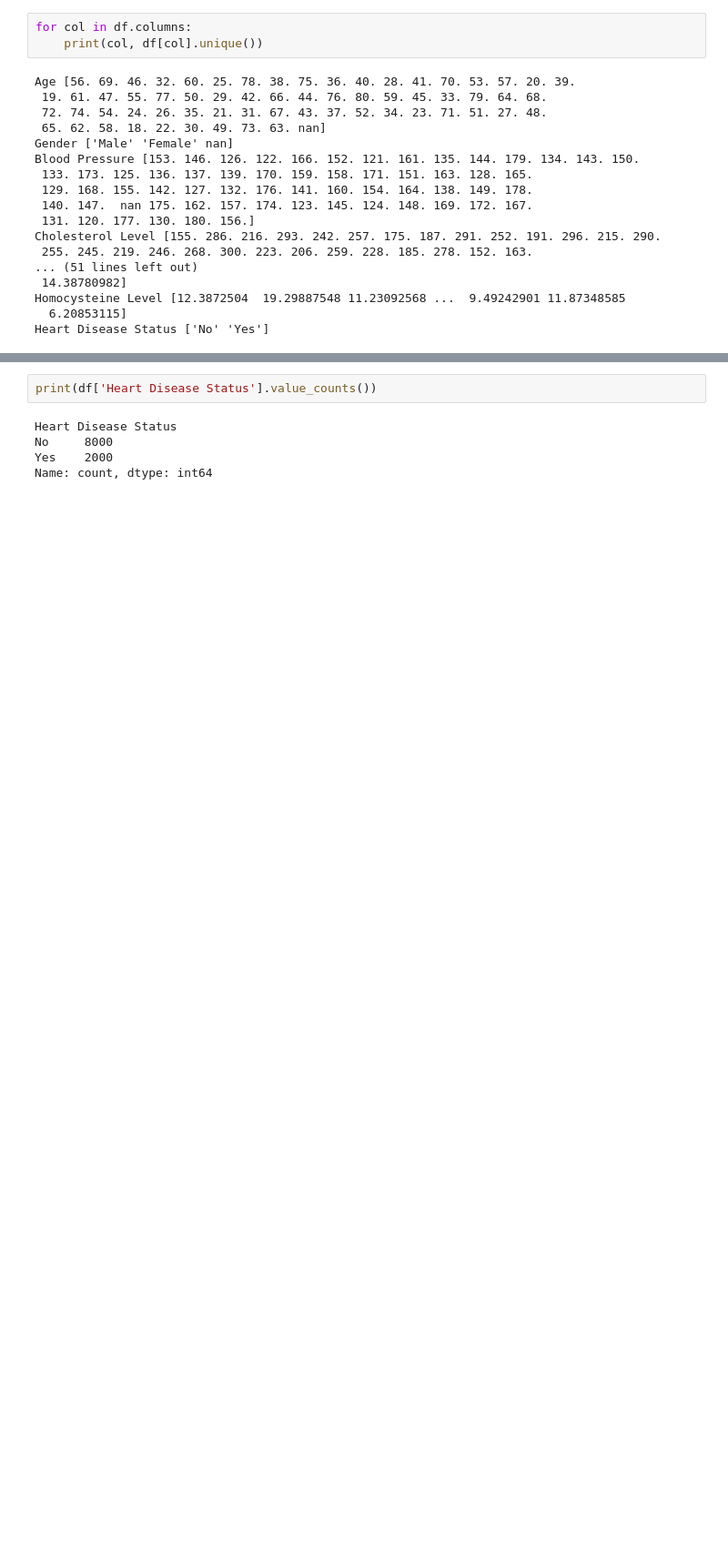
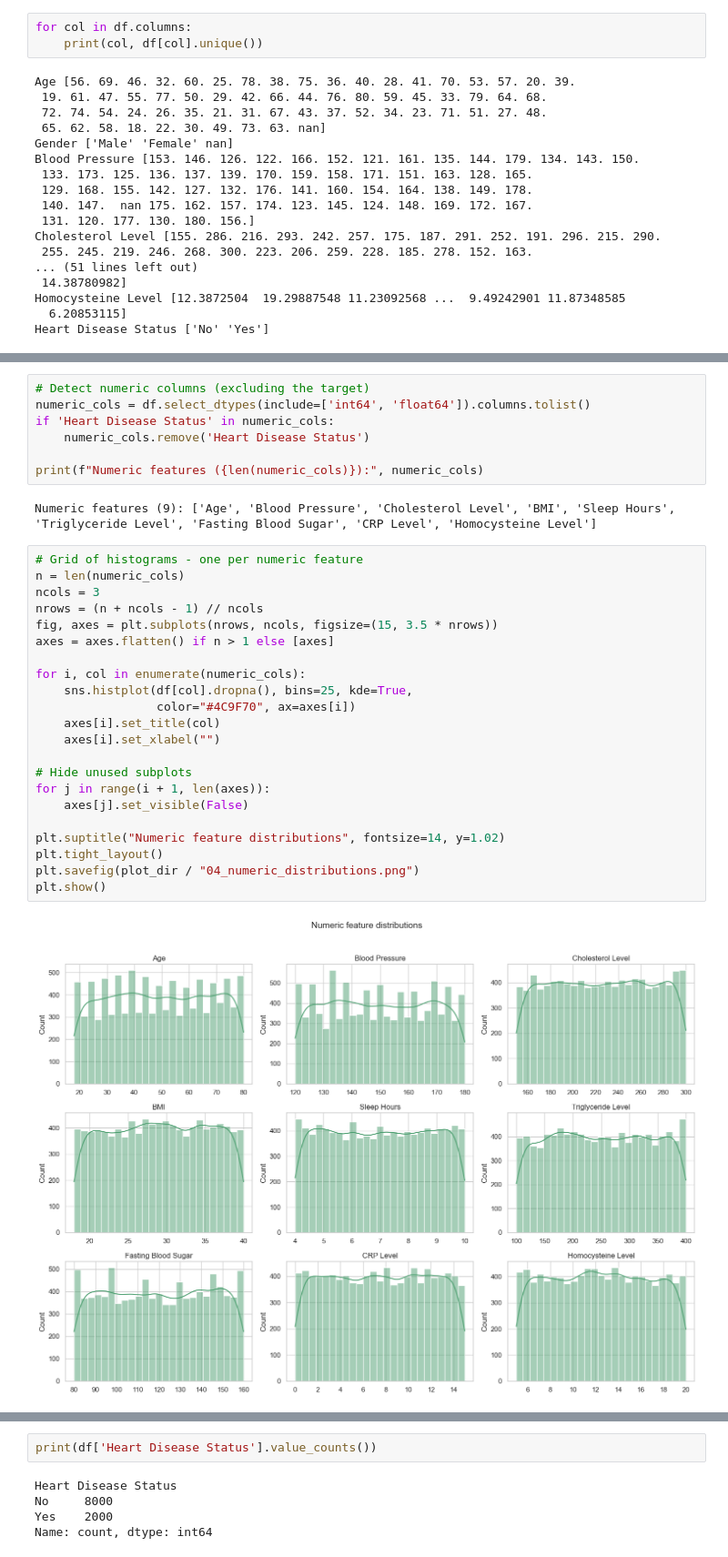
Before and after one commit to seyon1988/Machine-Learning-Programming-Assignment-IT5052, a Jupyter notebook: notebooks/preprocessing.ipynb, the cells around one changed output, grey strips where cells are left out. Shown at 91% size. Cells and saved outputs as stored; diff of their text form; blank space fills up the shorter version.

```diff
--- a/notebooks/preprocessing.ipynb
+++ b/notebooks/preprocessing.ipynb
@@ -208,0 +298,33 @@ plt.show()
+# %%
+# Detect numeric columns (excluding the target)
+numeric_cols = df.select_dtypes(include=['int64', 'float64']).columns.tolist()
+if 'Heart Disease Status' in numeric_cols:
+    numeric_cols.remove('Heart Disease Status')
+
+print(f"Numeric features ({len(numeric_cols)}):", numeric_cols)
+# %% [output]
+Numeric features (9): ['Age', 'Blood Pressure', 'Cholesterol Level', 'BMI', 'Sleep Hours', 'Triglyceride Level', 'Fasting Blood Sugar', 'CRP Level', 'Homocysteine Level']
+# %%
+# Grid of histograms - one per numeric feature
+n = len(numeric_cols)
+ncols = 3
+nrows = (n + ncols - 1) // ncols
+fig, axes = plt.subplots(nrows, ncols, figsize=(15, 3.5 * nrows))
+axes = axes.flatten() if n > 1 else [axes]
+
+for i, col in enumerate(numeric_cols):
+    sns.histplot(df[col].dropna(), bins=25, kde=True,
+                 color="#4C9F70", ax=axes[i])
+    axes[i].set_title(col)
+    axes[i].set_xlabel("")
+
+# Hide unused subplots
+for j in range(i + 1, len(axes)):
+    axes[j].set_visible(False)
+
+plt.suptitle("Numeric feature distributions", fontsize=14, y=1.02)
+plt.tight_layout()
+plt.savefig(plot_dir / "04_numeric_distributions.png")
+plt.show()
+# %% [output]
+[figure, added]
```
Also changed, not shown: parts of 75 cells of this notebook, 17 other files.
